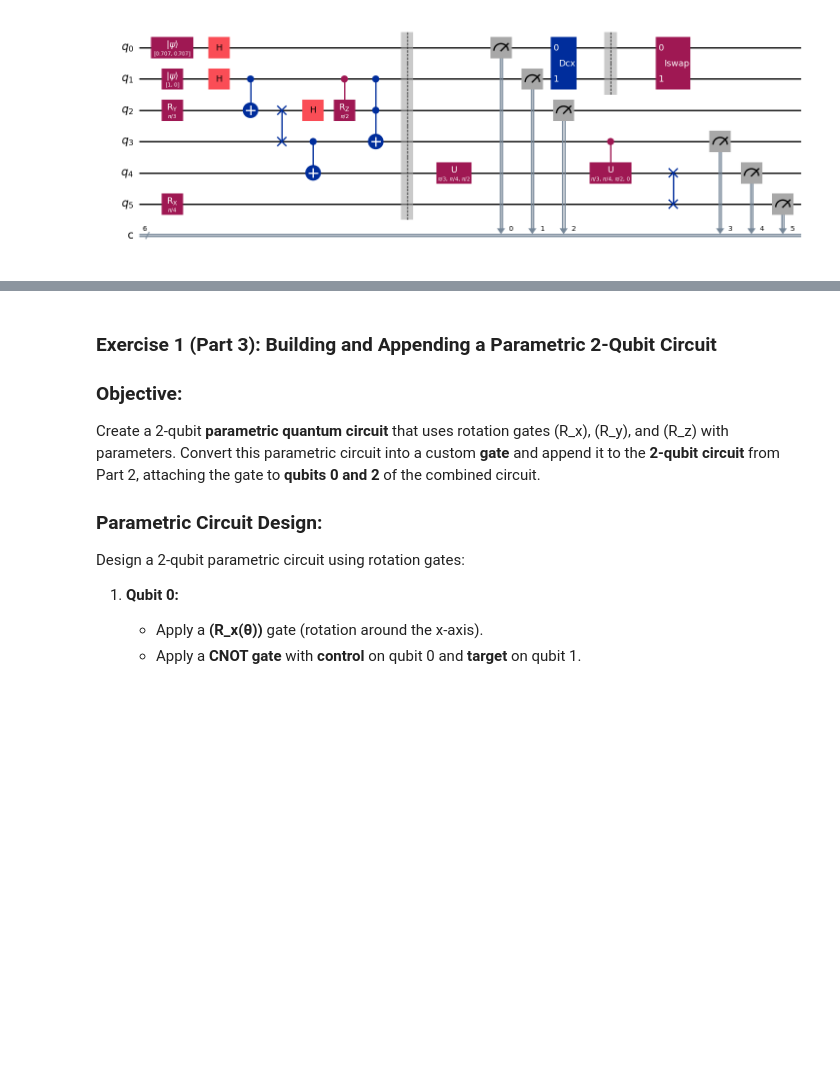
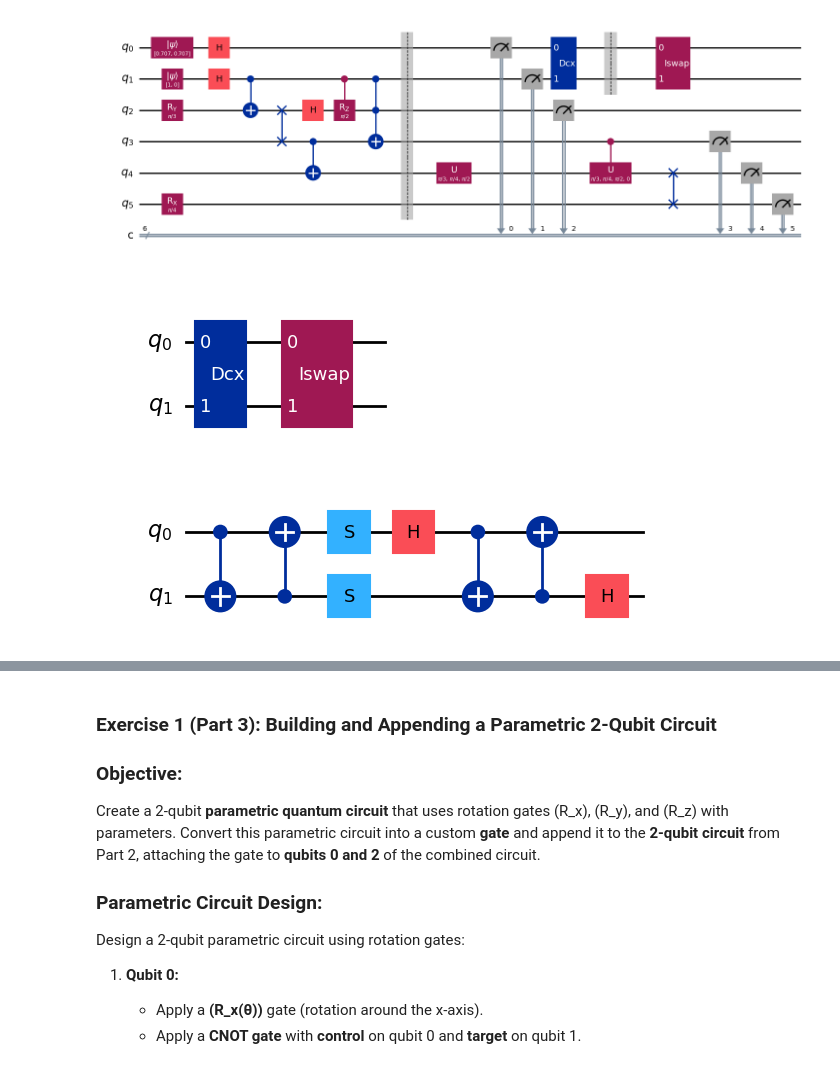
Before and after one commit to AKookani/Qiskit_course, a Jupyter notebook: Assignment1.ipynb, the cells around one changed output, grey strips where cells are left out. Drawn from its saved outputs; the diff is of its cells as text; code cells hidden in the pictures; blank space fills up the shorter version.

```diff
--- a/Assignment1.ipynb
+++ b/Assignment1.ipynb
@@ -101,0 +159,11 @@ In this part, you will create a new 2-qubit quantum circuit using **two gates**
+# %%
+# Solution:
+
+qc2 = QuantumCircuit(2)
+qc2.dcx(0,1)
+qc2.iswap(0,1)
+display(qc2.draw('mpl'))
+qc2.decompose().draw('mpl')
+# %% [output]
+[figure, added]
+[figure, added]
```
Also changed, not shown: parts of 7 cells of this notebook.
